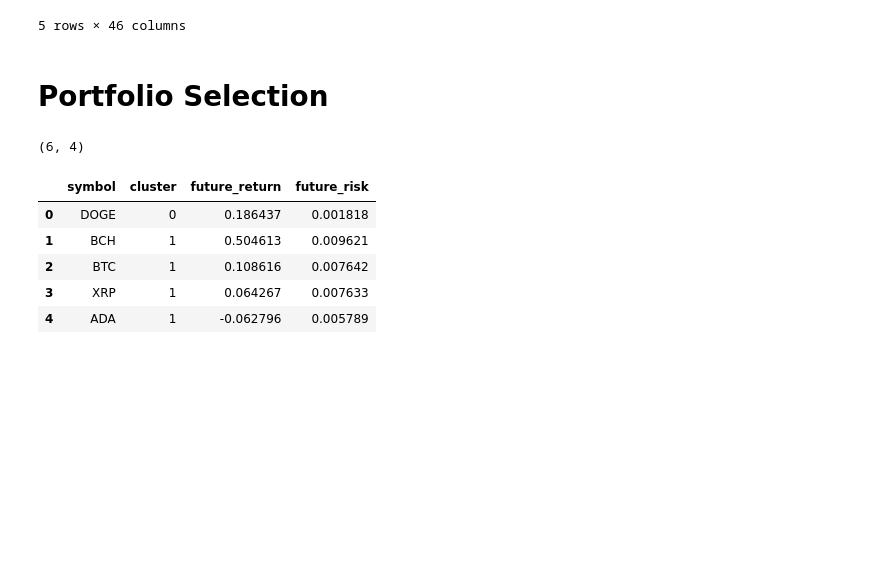
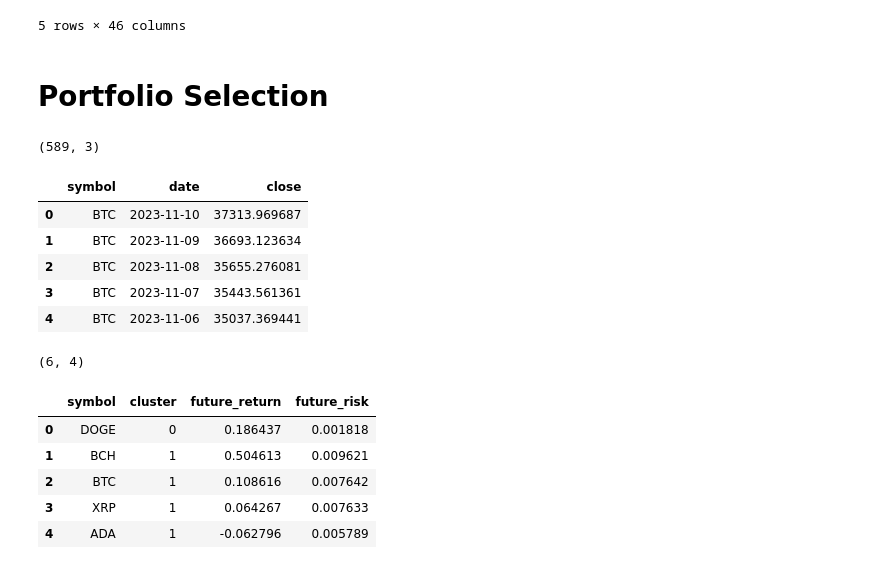
Before and after one commit to AleeRezaa/portfolio-selection-using-ml, a Jupyter notebook: model.ipynb, the cells around one changed output. Cells and saved outputs as stored; diff of their text form; code cells hidden in the pictures; blank space fills up the shorter version.

Commit message:
adding portfolio performance

```diff
--- a/model.ipynb
+++ b/model.ipynb
@@ -2,6 +2,9 @@
 from src import data_preparation, model_calculation
 %load_ext autoreload
 %autoreload 2
+# %%
+DATE = "2023-10-10"
+FUTURE_DAYS = 30
 # %% [markdown]
 # Data Load
 # %%
@@ -42,7 +45,7 @@ historical_df.head()
 filtered_df = data_preparation.load_filtered_data(
     historical_df,
     selected_days=1460,
-    end_date="2023-10-10"
+    end_date=DATE
 )
 print(filtered_df.shape)
 filtered_df.head()
@@ -102,7 +105,7 @@ Clusters data file saved.
 normalized_df = data_preparation.load_normalized_data(
     filtered_df,
     clusters_df,
-    future_days=30
+    future_days=FUTURE_DAYS
 )
 print(normalized_df.shape)
 normalized_df.head()
@@ -144,6 +147,22 @@ Test R2: 81.57%
 # TODO: Add Black-Litterman allocation?
 # TODO: long and short? weight_bounds=(-1, 1)
 # TODO: non-covariance models: sparse portfolio, minimum variance portfolio, etc
+# %%
+performance_df = data_preparation.load_performance_data(
+    historical_df,
+    DATE,
+    FUTURE_DAYS,
+)
+print(performance_df.shape)
+performance_df.head()
+# %% [output]
+(589, 3)
+|  | symbol | date | close |
+| 0 | BTC | 2023-11-10 | 37313.969687 |
+| 1 | BTC | 2023-11-09 | 36693.123634 |
+| 2 | BTC | 2023-11-08 | 35655.276081 |
+| 3 | BTC | 2023-11-07 | 35443.561361 |
+| 4 | BTC | 2023-11-06 | 35037.369441 |
 # %%
 dominated_df = model_calculation.load_dominated_data(regression_df)
 print(dominated_df.shape)
```
Also changed, not shown: parts of 6 cells of this notebook, 2 other files.
